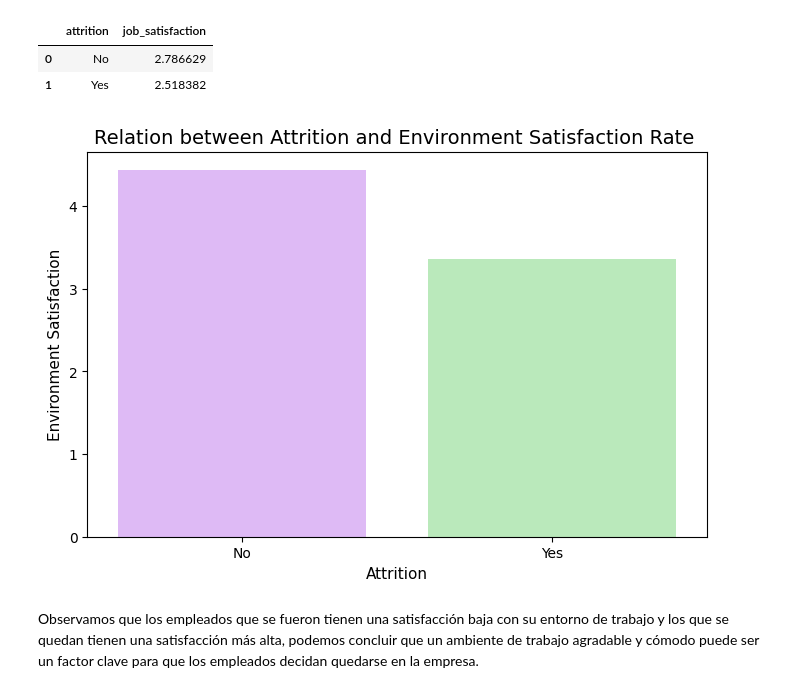
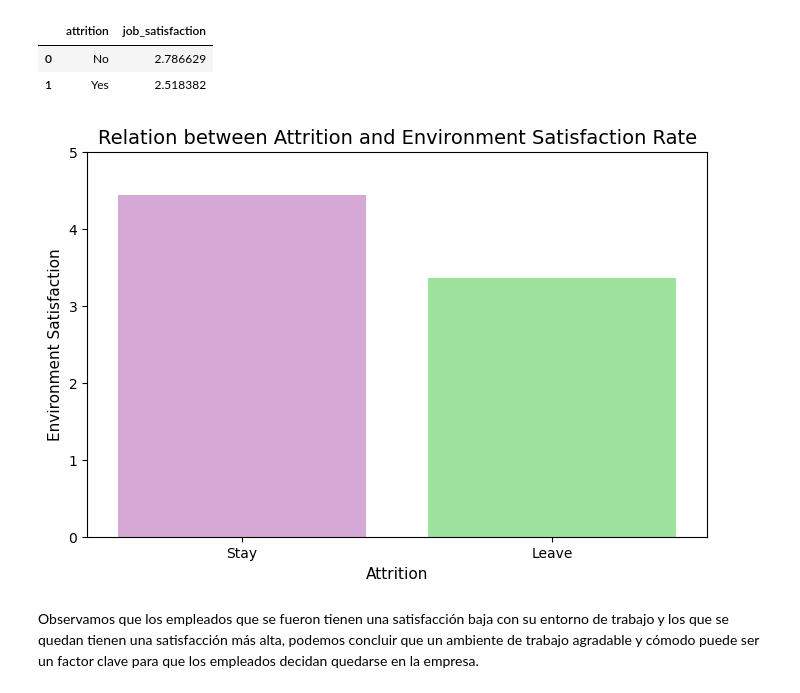
Before and after one commit to VeroSanchezO/proyecto-da-promo-k-modulo-3-team-5, a Jupyter notebook: notebooks/Fase_4_Problema_de_AB_testing.ipynb, the cells around one changed output. Drawn from its saved outputs; the diff is of its cells as text; code cells hidden in the pictures.

```diff
--- a/notebooks/Fase_4_Problema_de_AB_testing.ipynb
+++ b/notebooks/Fase_4_Problema_de_AB_testing.ipynb
@@ -353,21 +360,28 @@ df_attrition.groupby("attrition")["job_satisfaction"].mean().reset_index()
 | 0 | No | 2.786629 |
 | 1 | Yes | 2.518382 |
 # %%
-# Comparacion "Attrition" con "Environment_satisfaction"
+# Crear el gráfico con colores personalizados y sin barras de error
+plt.figure(figsize=(8, 5))
 
-plt.figure(figsize=(8, 5))
 sns.barplot(x="attrition",
             y="environment_satisfaction",
             data=df_attrition,
-            hue="attrition",
-            palette=["#E0B0FF", "#B2F1B3"],
-            ci=None)
+            palette=["plum", "lightgreen"],
+            ci=None)  # Eliminar las barras de error
 
-plt.xlabel("Attrition", fontsize = 11)
-plt.ylabel("Environment Satisfaction",  fontsize = 11);
-plt.title("Relation between Attrition and Environment Satisfaction Rate " , fontsize = 14);
+# Cambiar las etiquetas del eje x
+plt.xticks([0, 1], ['Stay', 'Leave'])
+
+# Ajustar manualmente el rango del eje Y
+plt.ylim(0, 5)  # Establecer el rango de valores del eje Y entre 0 y 5
+
+plt.xlabel("Attrition", fontsize=11)
+plt.ylabel("Environment Satisfaction", fontsize=11)
+plt.title("Relation between Attrition and Environment Satisfaction Rate", fontsize=14)
+
+plt.show()
 # %% [output]
-[figure, old version]
+[figure, new version]
 # %% [markdown]
  Observamos que los empleados que se fueron tienen una satisfacción baja con su entorno de trabajo y los que se quedan tienen una satisfacción más alta, podemos concluir que un ambiente de trabajo agradable y cómodo puede ser un factor clave para que los empleados decidan quedarse en la empresa.
 # %% [markdown]
```
Also changed, not shown: parts of 11 cells of this notebook.
